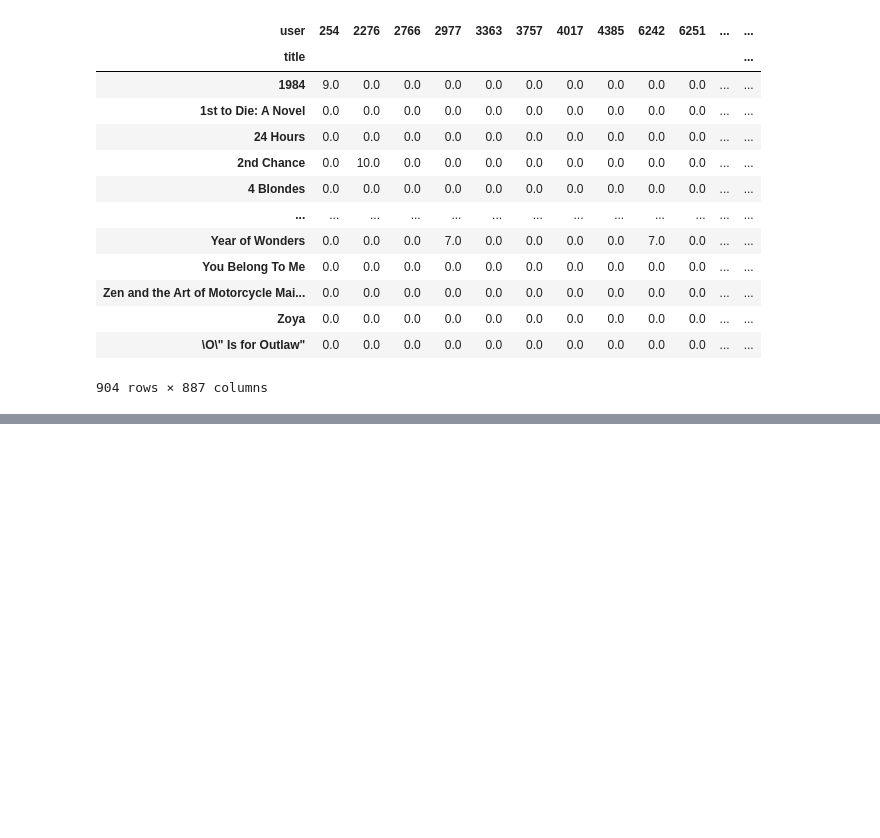
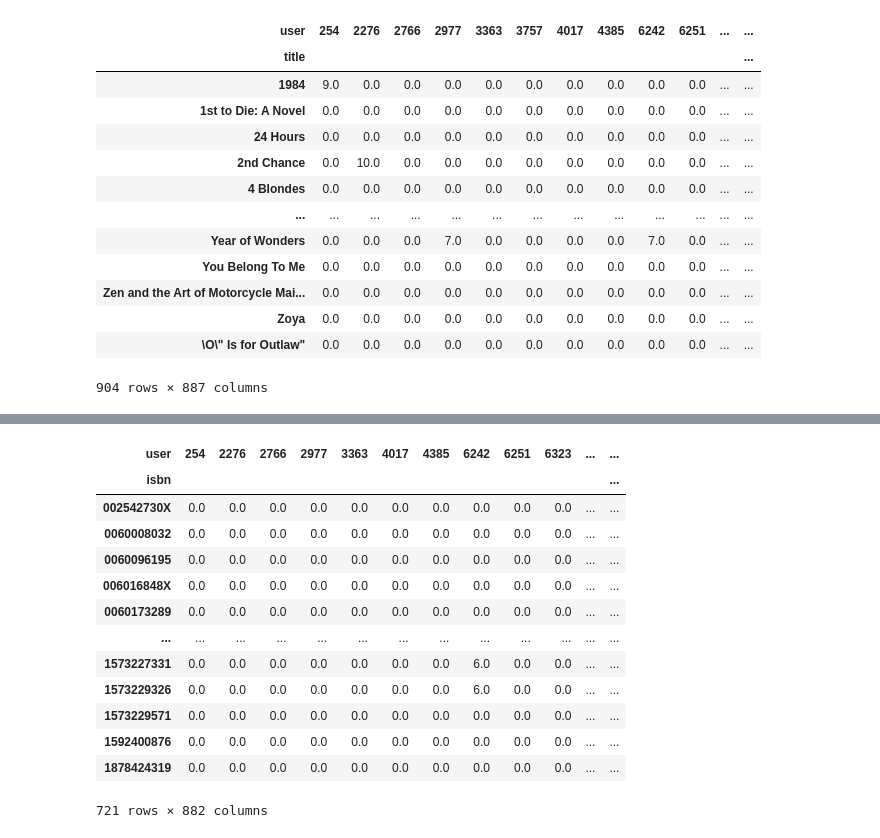
Before and after one commit to Andre-Andreati/Learning, a Jupyter notebook: FreeCodeCamp/TensorFlow/P02 book_recommendation_knn.ipynb, the cells around one changed output, grey strips where cells are left out. Saved outputs shown, nothing was run; the diff lists cells and outputs as text; code cells hidden in the pictures; blank space fills up the shorter version.

```diff
--- a/FreeCodeCamp/TensorFlow/P02 book_recommendation_knn.ipynb
+++ b/FreeCodeCamp/TensorFlow/P02 book_recommendation_knn.ipynb
@@ -50,8 +35,9 @@ df_books
 # %%
 # there are some books with more than one isbn.
 # so we will use this 'title' column to identify the books
-df_ratings['title'] = df_ratings['isbn'].map(df_books.set_index('isbn')['title'])
-df_ratings
+df = df_ratings.copy()
+df['title'] = df['isbn'].map(df_books.set_index('isbn')['title'])
+df
 # %% [output]
 |  | user | isbn | rating | title |
 | 0 | 276725 | 034545104X | 0.0 | Flesh Tones: A Novel |
@@ -72,7 +55,10 @@ title_count = df_ratings['title'].value_counts()
 # %%
-df_ratings['user_cnt'] = df_ratings['user'].map(user_count)
-df_ratings['title_cnt'] = df_ratings['title'].map(title_count)
-df_ratings
+user_count = df['user'].value_counts()
+title_count = df['title'].value_counts()
+
+df['user_cnt'] = df['user'].map(user_count)
+df['title_cnt'] = df['title'].map(title_count)
+df
 # %% [output]
 |  | user | isbn | rating | title | user_cnt | title_cnt |
 | 0 | 276725 | 034545104X | 0.0 | Flesh Tones: A Novel | 1 | 60.0 |
@@ -196,0 +188,9 @@ for i in indices[idx]:
+# %%
+df2 = df_ratings.copy()
+
+user_count = df2['user'].value_counts()
+isbn_count = df2['isbn'].value_counts()
+
+df2['user_cnt'] = df2['user'].map(user_count)
+df2['isbn_cnt'] = df2['isbn'].map(isbn_count)
+df2
@@ -196,0 +211,8 @@ for i in indices[idx]:
+# %%
+# dropping only users/isbns with less than 200/100 reviews
+df2 = (df2
+      .loc[df2['user_cnt'] > 200]
+      .loc[df2['isbn_cnt'] > 100]
+      .drop(columns=['user_cnt', 'isbn_cnt'])
+      )
+df2
@@ -196,0 +233,18 @@ for i in indices[idx]:
+# %%
+pivot2 = df2.pivot(index='isbn', columns='user', values='rating').fillna(0)
+pivot2
+# %% [output]
+| user | 254 | 2276 | 2766 | 2977 | 3363 | 4017 | 4385 | 6242 | 6251 | 6323 | ... | ... |
+| isbn |  |  |  |  |  |  |  |  |  |  |  | ... |
+| 002542730X | 0.0 | 0.0 | 0.0 | 0.0 | 0.0 | 0.0 | 0.0 | 0.0 | 0.0 | 0.0 | ... | ... |
+| 0060008032 | 0.0 | 0.0 | 0.0 | 0.0 | 0.0 | 0.0 | 0.0 | 0.0 | 0.0 | 0.0 | ... | ... |
+| 0060096195 | 0.0 | 0.0 | 0.0 | 0.0 | 0.0 | 0.0 | 0.0 | 0.0 | 0.0 | 0.0 | ... | ... |
+| 006016848X | 0.0 | 0.0 | 0.0 | 0.0 | 0.0 | 0.0 | 0.0 | 0.0 | 0.0 | 0.0 | ... | ... |
+| 0060173289 | 0.0 | 0.0 | 0.0 | 0.0 | 0.0 | 0.0 | 0.0 | 0.0 | 0.0 | 0.0 | ... | ... |
+| ... | ... | ... | ... | ... | ... | ... | ... | ... | ... | ... | ... | ... |
+| 1573227331 | 0.0 | 0.0 | 0.0 | 0.0 | 0.0 | 0.0 | 0.0 | 6.0 | 0.0 | 0.0 | ... | ... |
+| 1573229326 | 0.0 | 0.0 | 0.0 | 0.0 | 0.0 | 0.0 | 0.0 | 6.0 | 0.0 | 0.0 | ... | ... |
+| 1573229571 | 0.0 | 0.0 | 0.0 | 0.0 | 0.0 | 0.0 | 0.0 | 0.0 | 0.0 | 0.0 | ... | ... |
+| 1592400876 | 0.0 | 0.0 | 0.0 | 0.0 | 0.0 | 0.0 | 0.0 | 0.0 | 0.0 | 0.0 | ... | ... |
+| 1878424319 | 0.0 | 0.0 | 0.0 | 0.0 | 0.0 | 0.0 | 0.0 | 0.0 | 0.0 | 0.0 | ... | ... |
+721 rows × 882 columns
```
Also changed, not shown: parts of 19 cells of this notebook.
